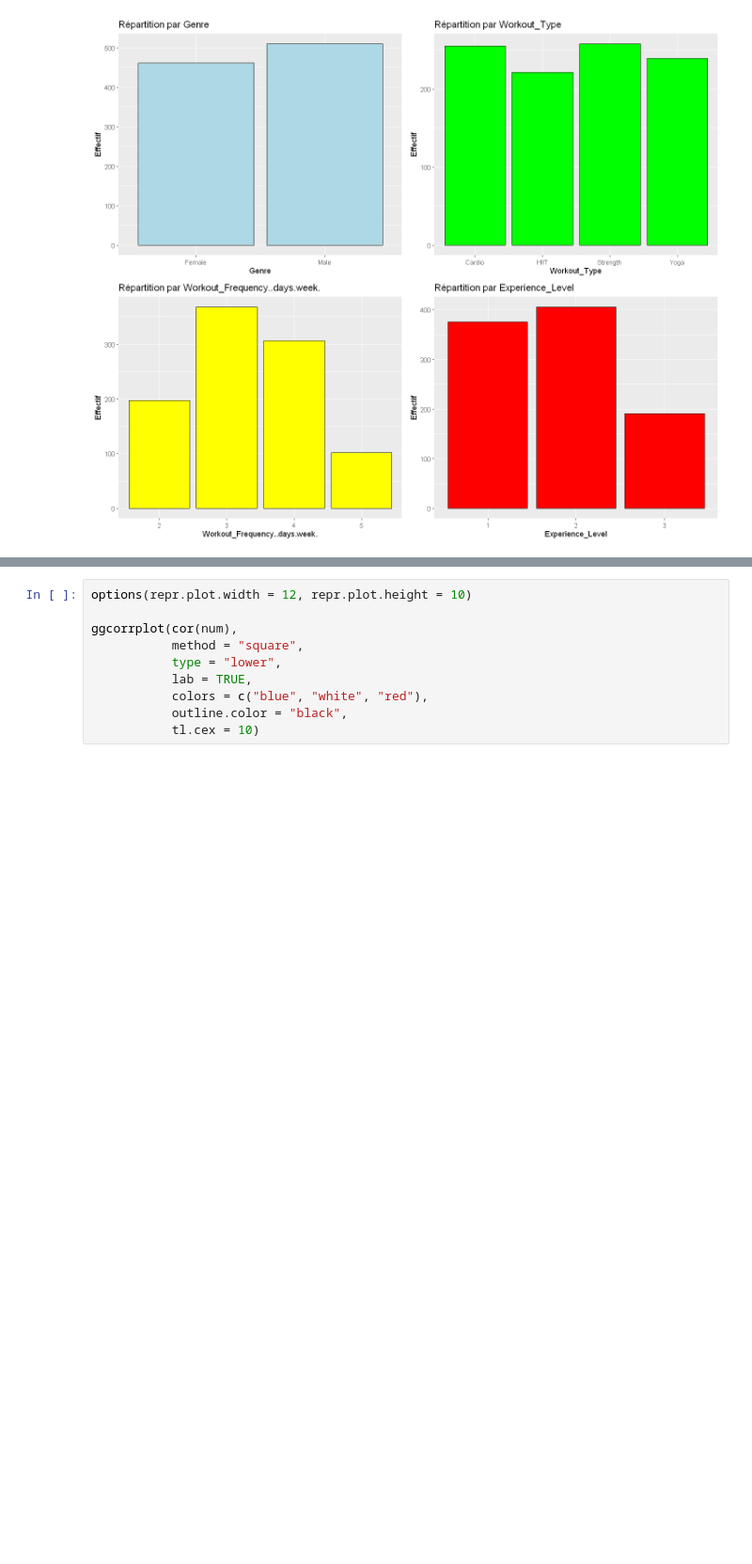
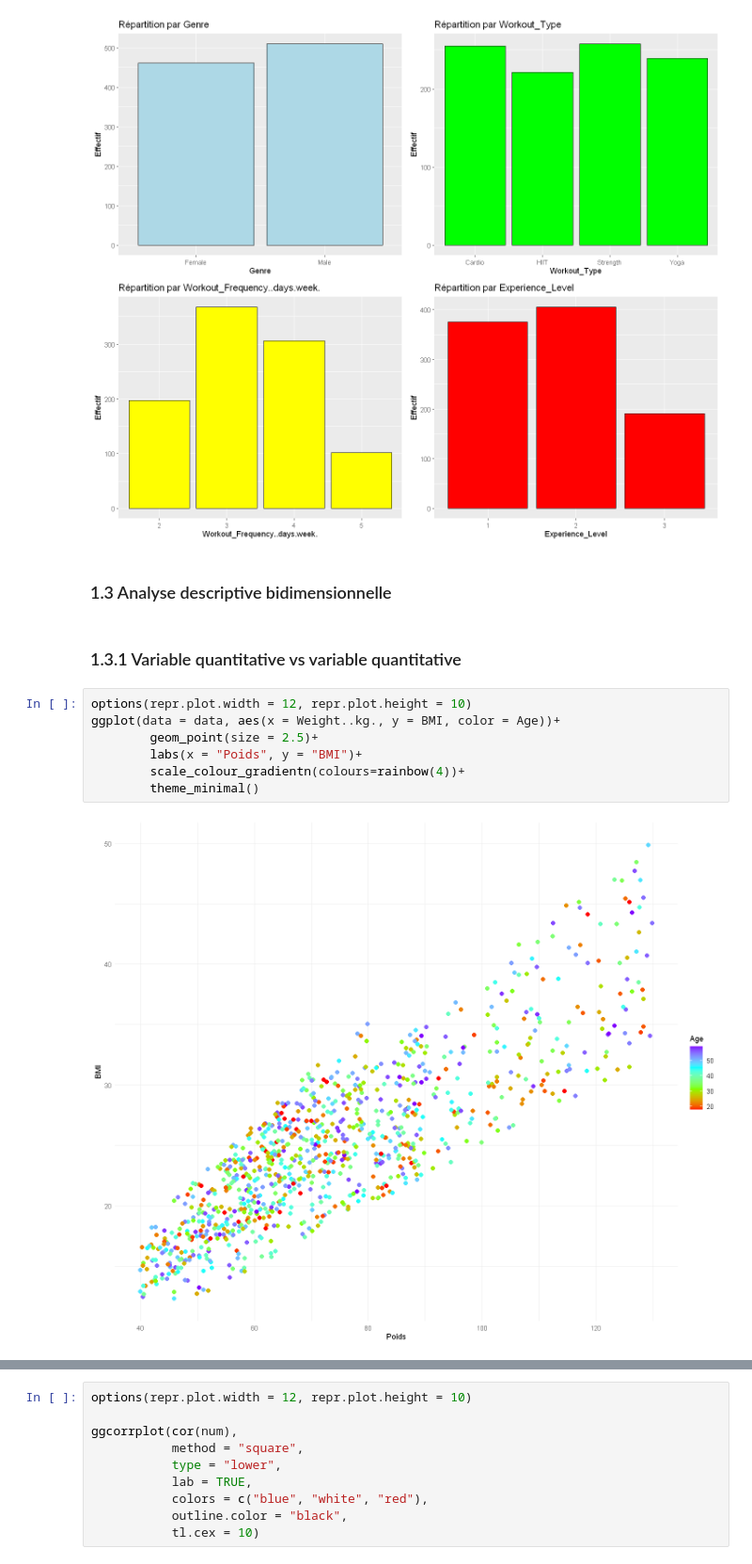
Before and after one commit to Anhquannnnnn/Machine-Learning, a Jupyter notebook: R.ipynb, the cells around one changed output, grey strips where cells are left out. Shown: that part at 94% size. Drawn from its saved outputs; the diff is of its cells as text; blank space fills up the shorter version.

```diff
--- a/R.ipynb
+++ b/R.ipynb
@@ -222,3 +222,16 @@ options(repr.plot.width = 12, repr.plot.height = 10)
 grid.arrange(box_cat1,box_cat2, box_cat3, box_cat4, ncol = 2)
 # %% [output]
 [figure]
+# %% [markdown]
+### 1.3 Analyse descriptive bidimensionnelle
+# %% [markdown]
+### 1.3.1 Variable quantitative vs variable quantitative
+# %%
+options(repr.plot.width = 12, repr.plot.height = 10)
+ggplot(data = data, aes(x = Weight..kg., y = BMI, color = Age))+
+        geom_point(size = 2.5)+
+        labs(x = "Poids", y = "BMI")+
+        scale_colour_gradientn(colours=rainbow(4))+
+        theme_minimal()
+# %% [output]
+[figure, added]
```
Also changed, not shown: parts of 8 cells of this notebook.
